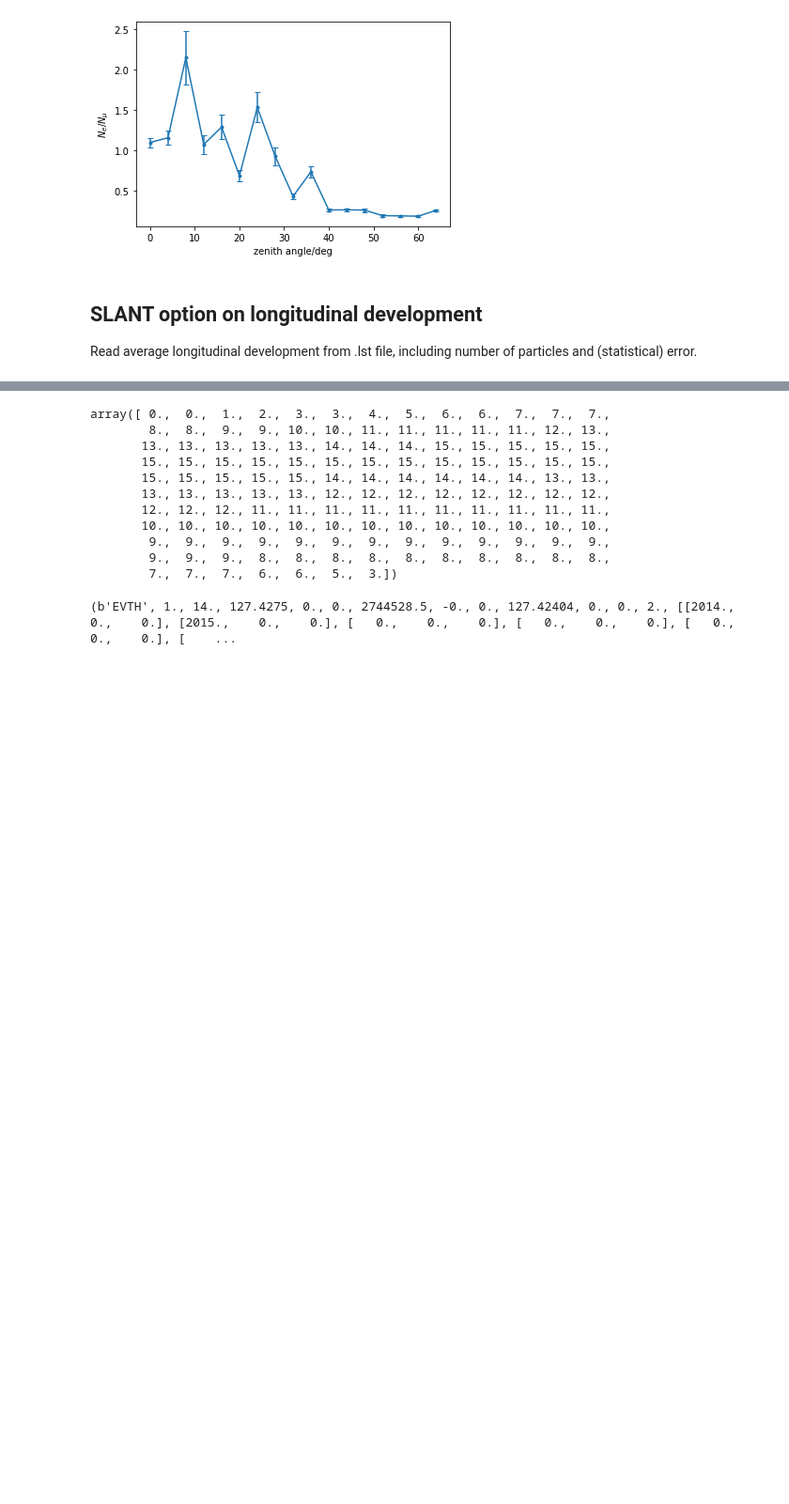
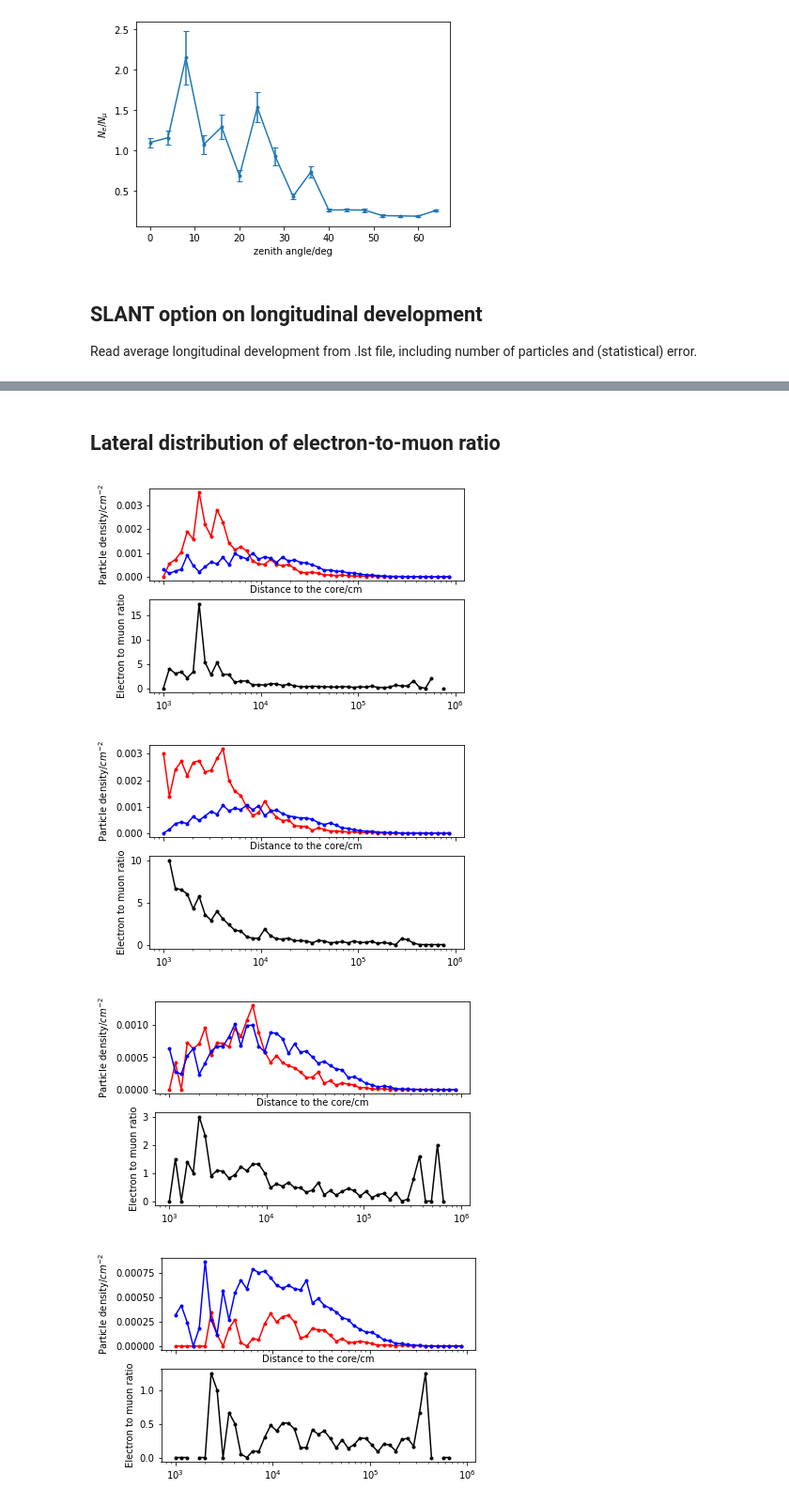
Before and after one commit to watertien/corsika_wrapper, a Jupyter notebook: muon_ratio.ipynb, the cells around one changed output, grey strips where cells are left out. Shown at 94% size. Saved outputs shown, nothing was run; the diff lists cells and outputs as text; code cells hidden in the pictures; blank space fills up the shorter version.

```diff
--- a/muon_ratio.ipynb
+++ b/muon_ratio.ipynb
@@ -118,18 +113,0 @@ for i, runn in enumerate(runnums):
-# %%
-a["mup"]
-# %% [output]
-array([ 0.,  0.,  1.,  2.,  3.,  3.,  4.,  5.,  6.,  6.,  7.,  7.,  7.,
-        8.,  8.,  9.,  9., 10., 10., 11., 11., 11., 11., 11., 12., 13.,
-       13., 13., 13., 13., 13., 14., 14., 14., 15., 15., 15., 15., 15.,
-       15., 15., 15., 15., 15., 15., 15., 15., 15., 15., 15., 15., 15.,
-       15., 15., 15., 15., 15., 14., 14., 14., 14., 14., 14., 13., 13.,
-       13., 13., 13., 13., 13., 12., 12., 12., 12., 12., 12., 12., 12.,
-       12., 12., 12., 11., 11., 11., 11., 11., 11., 11., 11., 11., 11.,
-       10., 10., 10., 10., 10., 10., 10., 10., 10., 10., 10., 10., 10.,
-        9.,  9.,  9.,  9.,  9.,  9.,  9.,  9.,  9.,  9.,  9.,  9.,  9.,
-        9.,  9.,  9.,  8.,  8.,  8.,  8.,  8.,  8.,  8.,  8.,  8.,  8.,
-        7.,  7.,  7.,  6.,  6.,  5.,  3.])
-# %%
-a
-# %% [output]
-(b'EVTH', 1., 14., 127.4275, 0., 0., 2744528.5, -0., 0., 127.42404, 0., 0., 2., [[2014.,    0.,    0.], [2015.,    0.,    0.], [   0.,    0.,    0.], [   0.,    0.,    0.], [   0.,    0.,    0.], [    ...
@@ -135,0 +117,30 @@ a
+# %% [markdown]
+## Lateral distribution of electron-to-muon ratio
+# %%
+dist_bins = np.logspace(3, 6, 50)
+for runn in range(8000, 8006):
+    with co.CorsikaParticleFile(f"DAT{runn:06d}") as f:
+        dist_e = np.array([], dtype=float)
+        dist_m = np.array([], dtype=float)
+        for j, event in enumerate(f):
+            ids = event.particles["particle_description"] // 1000
+            electrons = event.particles[(ids == 2) | (ids == 3)] # e+ and e-
+            muons = event.particles[(ids == 5) | (ids == 6)] # mu+ and mu-
+            dist_e = np.append(dist_e, np.sqrt(electrons["x"]**2 + electrons["y"]**2))
+            dist_m = np.append(dist_m, np.sqrt(muons["x"]**2 + muons["y"]**2))
+        nes, _ = np.histogram(dist_e, bins=dist_bins)
+        nms, _ = np.histogram(dist_m, bins=dist_bins)
+
+    fig, axs = plt.subplots(nrows=2, ncols=1, sharex=True)
+    axs[0].plot(dist_bins[:-1], nes / (2 * np.pi * dist_bins[:-1]), color='r', marker='.')
+    axs[0].plot(dist_bins[:-1], nms / (2 * np.pi * dist_bins[:-1]), color='b', marker='.')
+    axs[1].plot(dist_bins[:-1], nes / nms, color='k', marker='.')
+    axs[0].set_xscale("log")
+    axs[0].set_ylabel("Particle density/${cm^{-2}}$")
+    axs[1].set_ylabel("Electron to muon ratio")
+    axs[0].set_xlabel("Distance to the core/cm")
+# %% [output]
+[figure, added]
+[figure, added]
+[figure, added]
+[figure, added]
```
Also changed, not shown: parts of 4 cells of this notebook, 1 other file.
